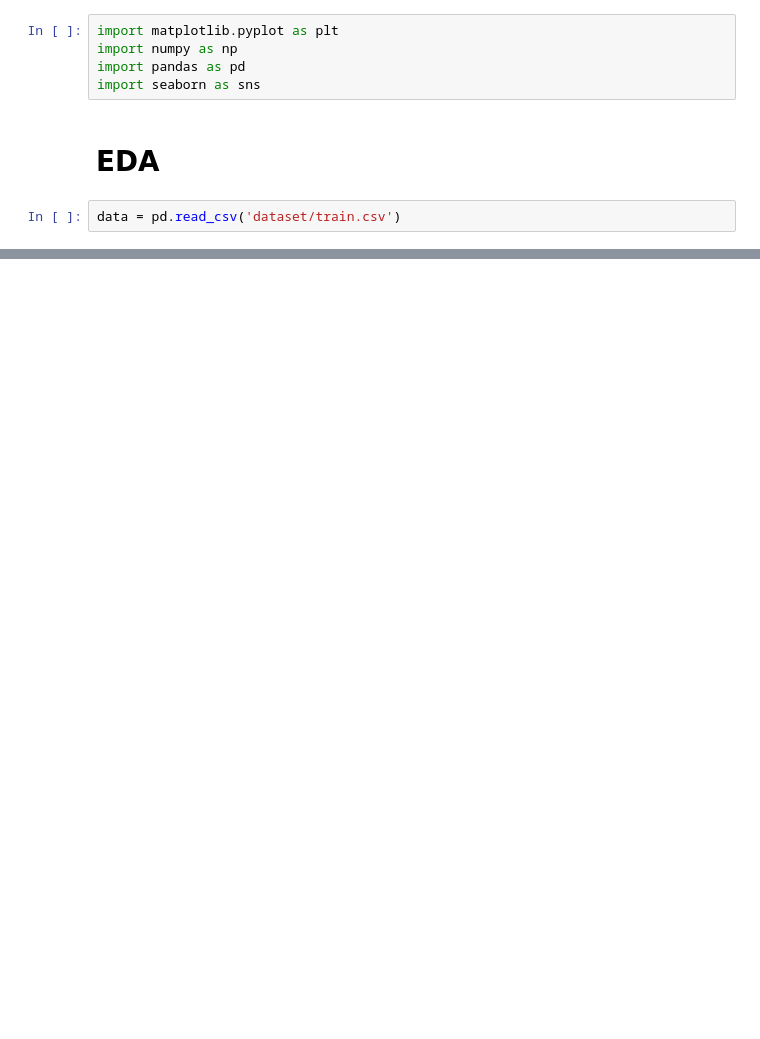
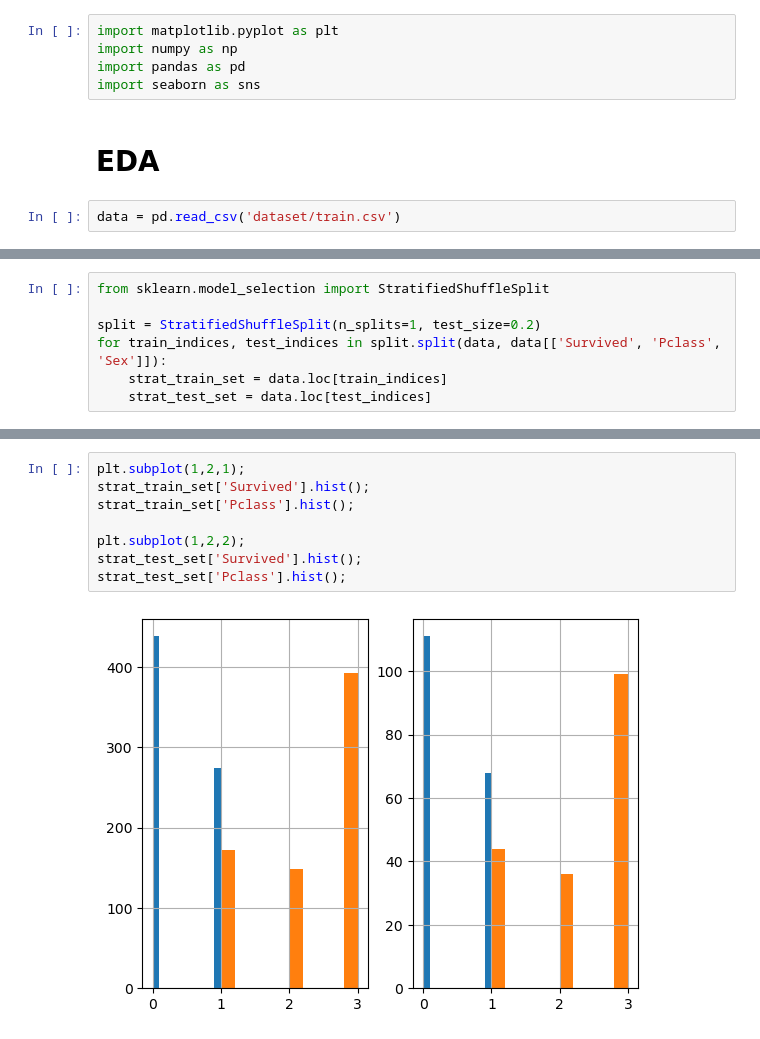
Before and after one commit to KeneanDita/Titanic-Survival-Predictor, a Jupyter notebook: Untitled.ipynb, the cells around one changed output, grey strips where cells are left out. Cells and saved outputs as stored; diff of their text form; blank space fills up the shorter version.

```diff
--- a/Untitled.ipynb
+++ b/Untitled.ipynb
@@ -27,2 +26,9 @@ sns.heatmap(corr, cmap="YlGnBu");
 # %% [output]
 [figure]
+# %%
+from sklearn.model_selection import StratifiedShuffleSplit
+
+split = StratifiedShuffleSplit(n_splits=1, test_size=0.2)
+for train_indices, test_indices in split.split(data, data[['Survived', 'Pclass', 'Sex']]):
+    strat_train_set = data.loc[train_indices]
+    strat_test_set = data.loc[test_indices]
@@ -28,0 +55,10 @@ sns.heatmap(corr, cmap="YlGnBu");
+# %%
+plt.subplot(1,2,1);
+strat_train_set['Survived'].hist();
+strat_train_set['Pclass'].hist();
+
+plt.subplot(1,2,2);
+strat_test_set['Survived'].hist();
+strat_test_set['Pclass'].hist();
+# %% [output]
+[figure, added]
```
Also changed, not shown: parts of 6 cells of this notebook.
